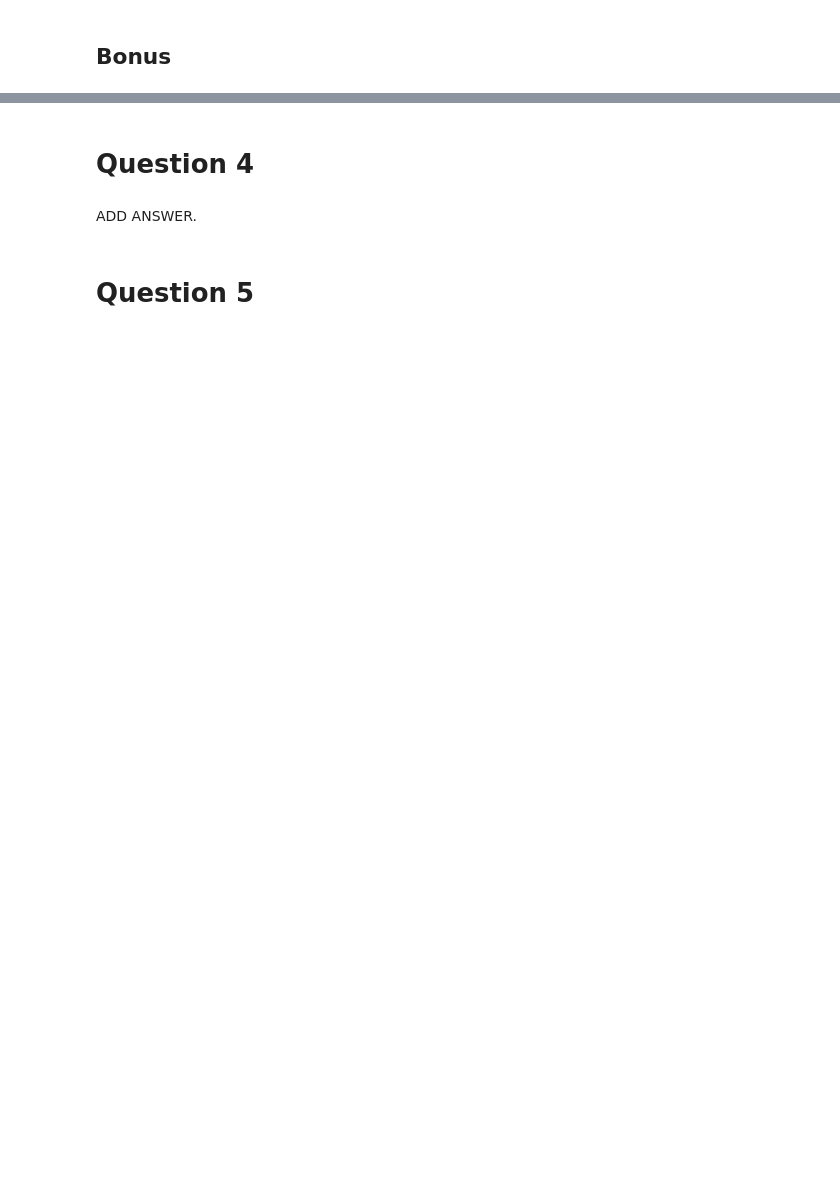
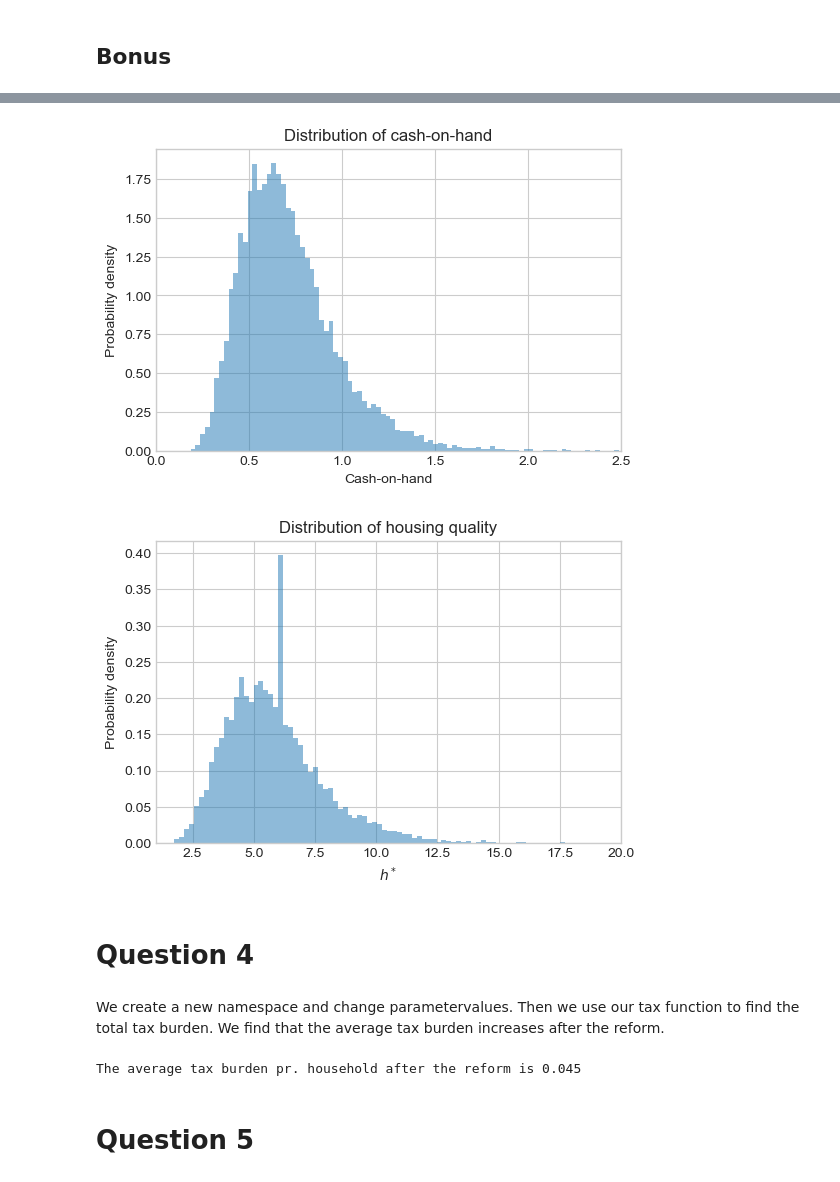
Before and after one commit to AskerNC/projects-2021-m-m, a Jupyter notebook: inauguralproject/inauguralproject.ipynb, the cells around one changed output, grey strips where cells are left out. Cells and saved outputs as stored; diff of their text form; code cells hidden in the pictures; blank space fills up the shorter version.

```diff
--- a/inauguralproject/inauguralproject.ipynb
+++ b/inauguralproject/inauguralproject.ipynb
@@ -110,4 +116,35 @@ print(f'The total tax revenue is {T:.2f}')
+# %%
+# a. Resetting seed and create array of m's and container for h*, c* and u* in our population
+np.random.seed(par.seed)
+
+m_pop = np.random.lognormal(par.mu, par.sigma, par.pop)
+h_pop = np.zeros(par.pop)
+c_pop = np.zeros(par.pop)
+u_pop = np.zeros(par.pop)
+
+# b. Compute optimal housing quality, consumption and utility for whole population
+for i in range(par.pop):
+    par.m = m_pop[i]
+    h_pop[i], c_pop[i], u_pop[i] = inauguralproject.u_optimize(par)
+
+# c. Create histograms to plot distributions
+bonus1 = plt.figure(dpi=100)
+ax_left = bonus1.add_subplot(1,1,1)
+ax_left.hist(m_pop,bins=100,density=True,alpha=0.5,label='cash-on-hand')
+ax_left.set_xbound(0, 2.5)
+ax_left.set_xlabel('Cash-on-hand')
+ax_left.set_ylabel('Probability density')
+ax_left.set_title('Distribution of cash-on-hand')
+
+bonus2 = plt.figure(dpi=100)
+ax_right = bonus2.add_subplot(1,1,1)
+ax_right.hist(h_pop,bins=100,density=True,alpha=0.5,label='housing')
+ax_right.set_xbound(1,20)
+ax_right.set_xlabel('$h^*$')
+ax_right.set_ylabel('Probability density')
+ax_right.set_title('Distribution of housing quality');
+# %% [output]
+[figure, added]
+[figure, added]
 # %% [markdown]
 # Question 4
-# %% [markdown]
-ADD ANSWER.
@@ -116,2 +151,20 @@ ADD ANSWER.
+# %% [markdown]
+We create a new namespace and change parametervalues. Then we use our tax function to find the total tax burden. We find that the average tax burden increases after the reform.
+# %%
+# a. Create a new namespace of parameters by copy and change parameter values
+par2 = copy.copy(par)
+
+par2.epsilon = 0.8
+par2.tau_g = 0.01
+par2.tau_p = 0.009
+par2.p_bar = 8
+
+# b. Compute the total tax after the reform
+T_reform = inauguralproject.tax_total(par2)
+
+# c. Print the answer
+print(f'The average tax burden pr. household after the reform is {T_reform/par.pop:.3f}')
+# %% [output]
+The average tax burden pr. household after the reform is 0.045
 # %% [markdown]
 # Question 5
```
Also changed, not shown: parts of 12 cells of this notebook, 2 other files.
